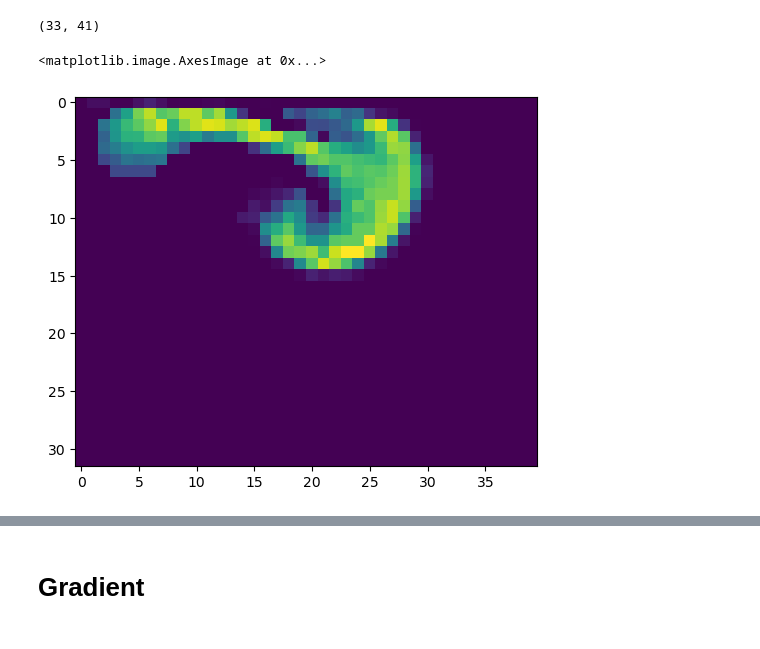
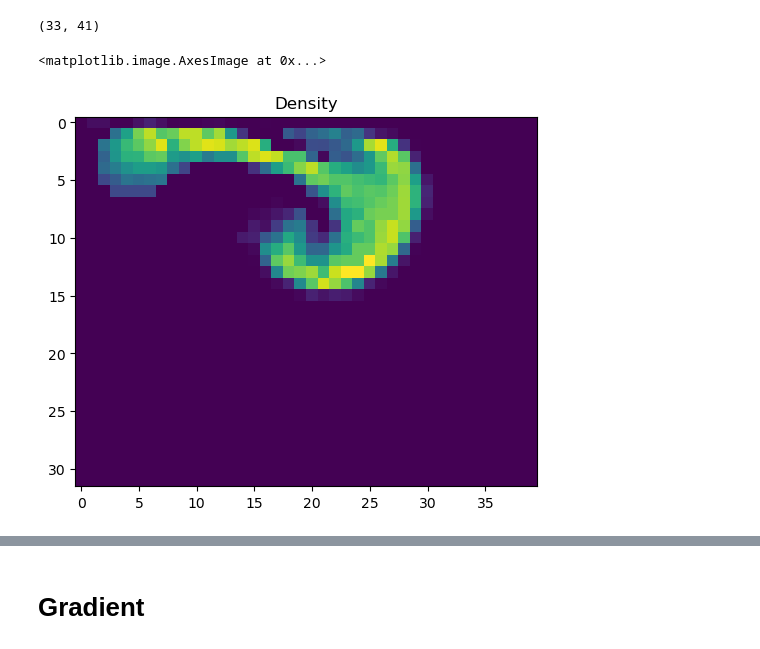
Before and after one commit to Harshjoon/Fluid_sim_ml, a Jupyter notebook: Phi_flow/Phi_flow.ipynb, the cells around one changed output, grey strips where cells are left out. Saved outputs shown, nothing was run; the diff lists cells and outputs as text; code cells hidden in the pictures.

```diff
--- a/Phi_flow/Phi_flow.ipynb
+++ b/Phi_flow/Phi_flow.ipynb
@@ -225,7 +225,8 @@ vel[0][:,:,0].shape
 # %% [output]
 (33, 41)
 # %%
+plt.title("Density")
 plt.imshow(density[0])
 # %% [output]
 <matplotlib.image.AxesImage at 0x...>
-[figure, old version]
+[figure, new version]
```
Also changed, not shown: parts of 2 cells of this notebook.
